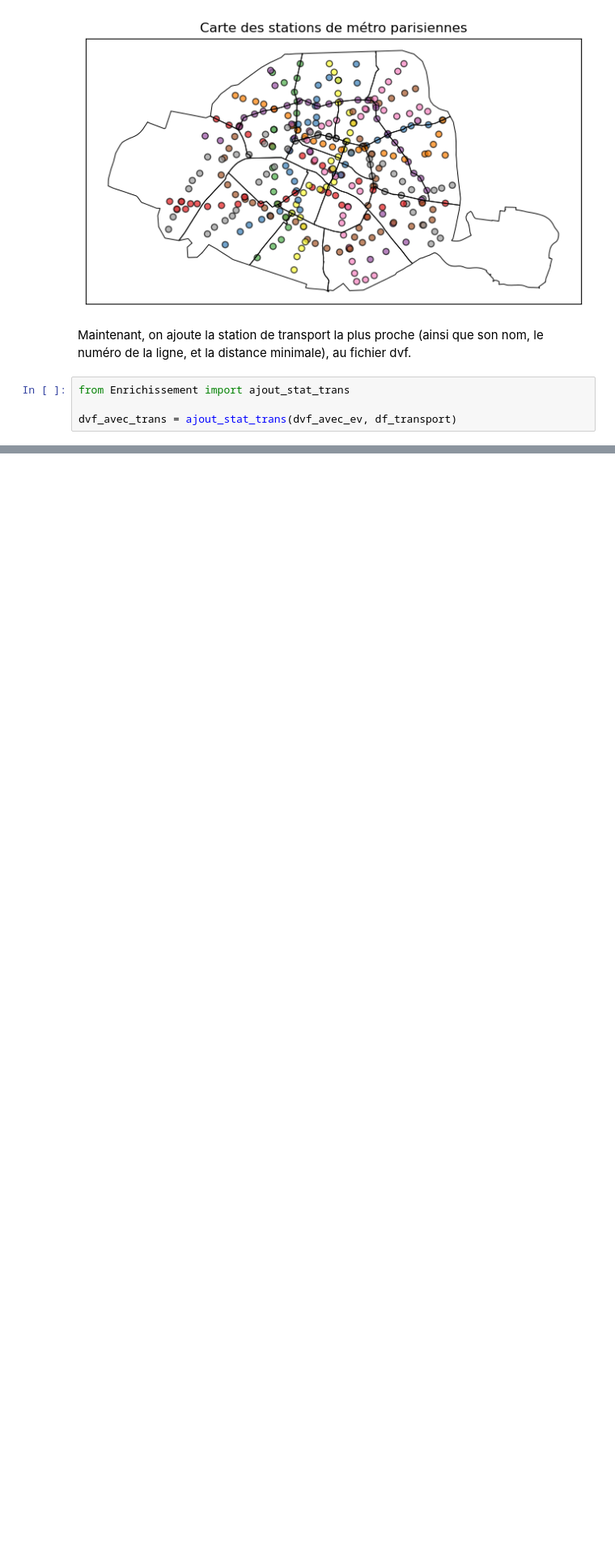
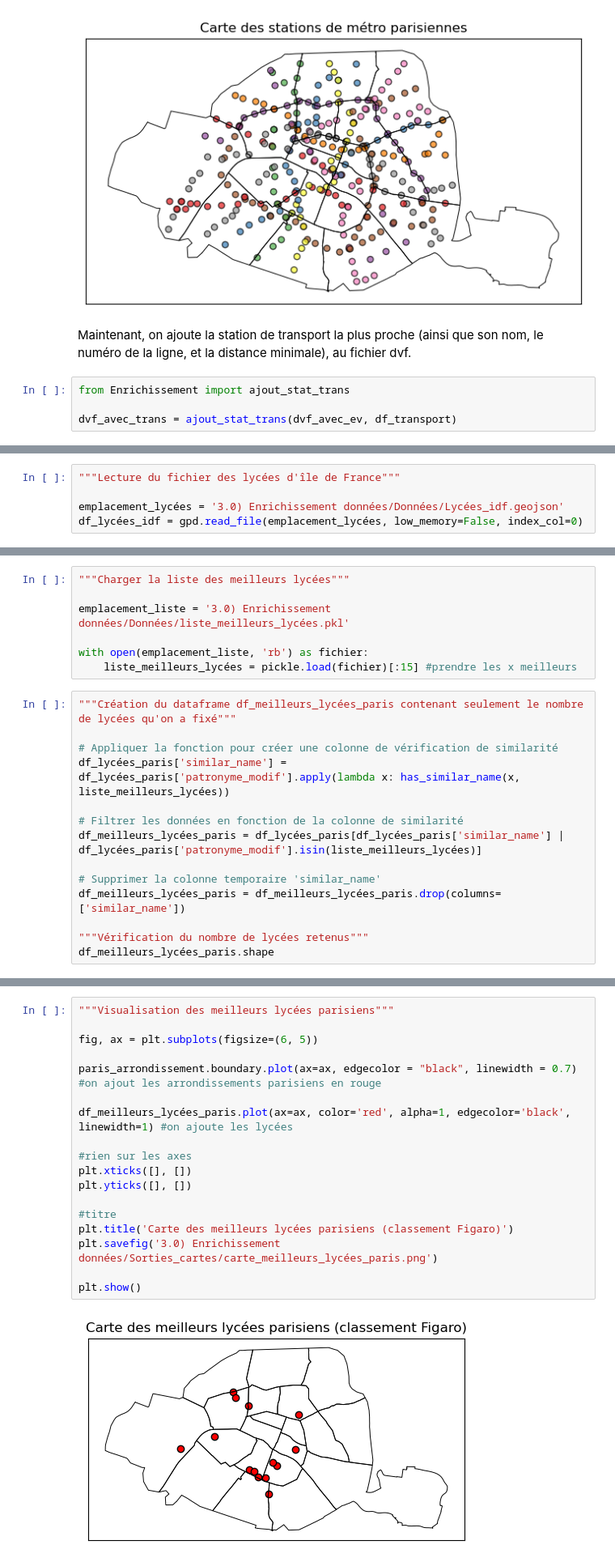
Before and after one commit to Fanny46/Projet-python-2A, a Jupyter notebook: RAPPORT_FIN.ipynb, the cells around one changed output, grey strips where cells are left out. Shown at 81% size. Drawn from its saved outputs; the diff is of its cells as text; blank space fills up the shorter version.

```diff
--- a/RAPPORT_FIN.ipynb
+++ b/RAPPORT_FIN.ipynb
@@ -701,0 +682,5 @@ Ici on ajoute
+# %%
+"""Lecture du fichier des lycées d'île de France"""
+
+emplacement_lycées = '3.0) Enrichissement données/Données/Lycées_idf.geojson'
+df_lycées_idf = gpd.read_file(emplacement_lycées, low_memory=False, index_col=0)
@@ -701,0 +700,21 @@ Ici on ajoute
+# %%
+"""Charger la liste des meilleurs lycées"""
+
+emplacement_liste = '3.0) Enrichissement données/Données/liste_meilleurs_lycées.pkl'
+
+with open(emplacement_liste, 'rb') as fichier:
+    liste_meilleurs_lycées = pickle.load(fichier)[:15] #prendre les x meilleurs
+# %%
+"""Création du dataframe df_meilleurs_lycées_paris contenant seulement le nombre de lycées qu'on a fixé"""
+
+# Appliquer la fonction pour créer une colonne de vérification de similarité
+df_lycées_paris['similar_name'] = df_lycées_paris['patronyme_modif'].apply(lambda x: has_similar_name(x, liste_meilleurs_lycées))
+
+# Filtrer les données en fonction de la colonne de similarité
+df_meilleurs_lycées_paris = df_lycées_paris[df_lycées_paris['similar_name'] | df_lycées_paris['patronyme_modif'].isin(liste_meilleurs_lycées)]
+
+# Supprimer la colonne temporaire 'similar_name'
+df_meilleurs_lycées_paris = df_meilleurs_lycées_paris.drop(columns=['similar_name'])
+
+"""Vérification du nombre de lycées retenus"""
+df_meilleurs_lycées_paris.shape
@@ -701,0 +723,20 @@ Ici on ajoute
+# %%
+"""Visualisation des meilleurs lycées parisiens"""
+
+fig, ax = plt.subplots(figsize=(6, 5))
+
+paris_arrondissement.boundary.plot(ax=ax, edgecolor = "black", linewidth = 0.7) #on ajout les arrondissements parisiens en rouge
+
+df_meilleurs_lycées_paris.plot(ax=ax, color='red', alpha=1, edgecolor='black', linewidth=1) #on ajoute les lycées
+
+#rien sur les axes
+plt.xticks([], [])
+plt.yticks([], [])
+
+#titre
+plt.title('Carte des meilleurs lycées parisiens (classement Figaro)')
+plt.savefig('3.0) Enrichissement données/Sorties_cartes/carte_meilleurs_lycées_paris.png')
+
+plt.show()
+# %% [output]
+[figure, added]
```
Also changed, not shown: parts of 26 cells of this notebook, 10 other files.
